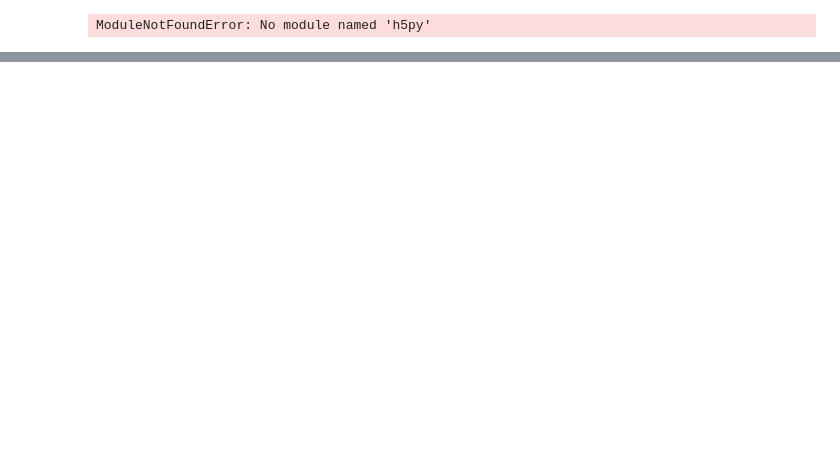
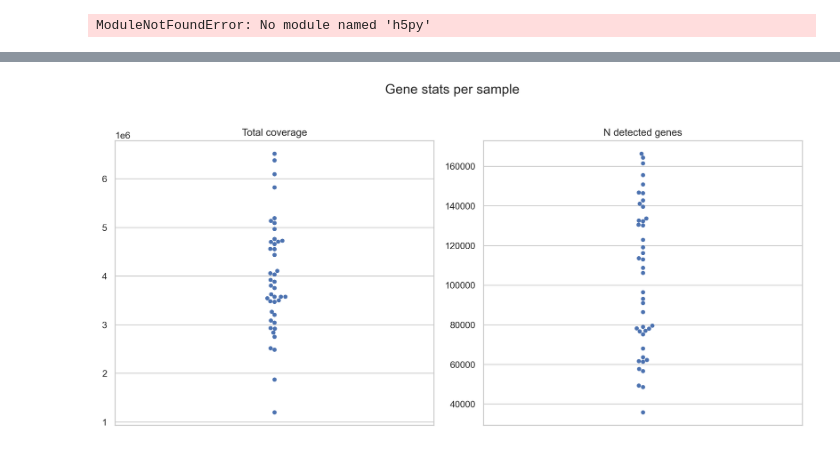
Before and after one commit to metagenome-atlas/Tutorial, a Jupyter notebook: Python/Genecatalog.ipynb, the cells around one changed output, grey strips where cells are left out. Saved outputs shown, nothing was run; the diff lists cells and outputs as text; code cells hidden in the pictures; blank space fills up the shorter version.

```diff
--- a/Python/Genecatalog.ipynb
+++ b/Python/Genecatalog.ipynb
@@ -20,0 +72,24 @@ NameError: name 'h5py' is not defined
+# %%
+# Create a subplot with two axes
+fig, axes = plt.subplots(1, 2, figsize=(12, 6))
+
+# Plot "Total coverage" on the first axis
+sns.swarmplot(y="Sum_coverage", data=sample_stats, ax=axes[0])
+axes[0].set_ylabel("",visible=False)
+axes[0].set_title("Total coverage")
+
+# Plot "N detected genes" on the second axis
+sns.swarmplot(y="Genes_nz_coverage", data=sample_stats, ax=axes[1])
+axes[1].set_ylabel("",visible=False)
+axes[1].set_title("N detected genes")
+
+# Set a common title for both axes
+fig.suptitle("Gene stats per sample", fontsize=16)
+
+# Adjust spacing between subplots
+plt.tight_layout(rect=[0, 0, 1, 0.95])
+
+# Show the plot
+plt.show()
+# %% [output]
+[figure, added]
```
Also changed, not shown: parts of 10 cells of this notebook.
